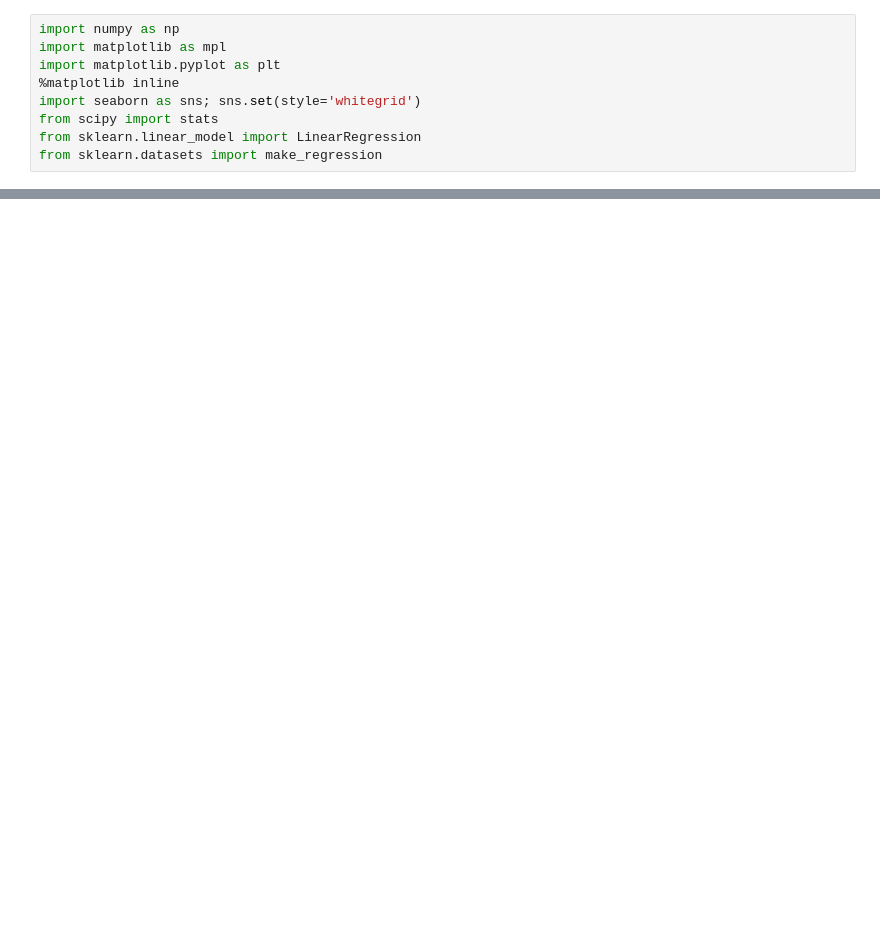
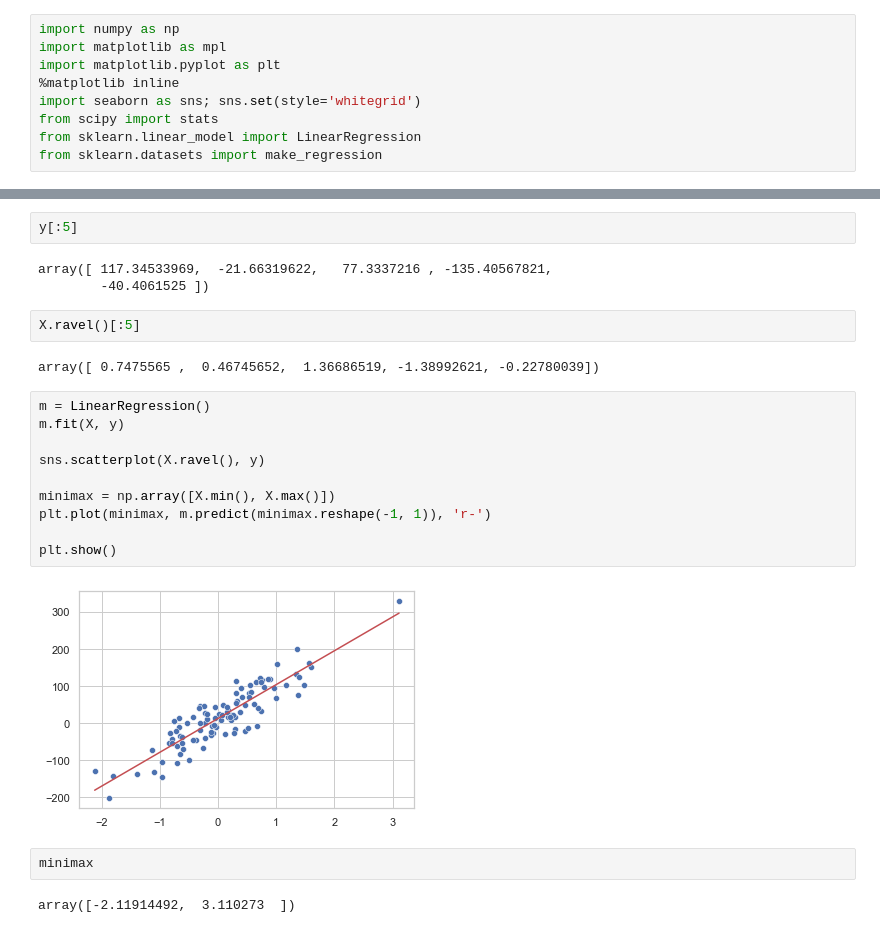
Before and after one commit to zhukpm/da_spring2021, a Jupyter notebook: lessons/nb/les7.ipynb, the cells around one changed output, grey strips where cells are left out. Cells and saved outputs as stored; diff of their text form; blank space fills up the shorter version.

```diff
--- a/lessons/nb/les7.ipynb
+++ b/lessons/nb/les7.ipynb
@@ -15,0 +24,25 @@ sns.scatterplot(X.ravel(), y)
+# %%
+y[:5]
+# %% [output]
+array([ 117.34533969,  -21.66319622,   77.3337216 , -135.40567821,
+        -40.4061525 ])
+# %%
+X.ravel()[:5]
+# %% [output]
+array([ 0.7475565 ,  0.46745652,  1.36686519, -1.38992621, -0.22780039])
+# %%
+m = LinearRegression()
+m.fit(X, y)
+
+sns.scatterplot(X.ravel(), y)
+
+minimax = np.array([X.min(), X.max()])
+plt.plot(minimax, m.predict(minimax.reshape(-1, 1)), 'r-')
+
+plt.show()
+# %% [output]
+[figure, added]
+# %%
+minimax
+# %% [output]
+array([-2.11914492,  3.110273  ])
```
Also changed, not shown: parts of 22 cells of this notebook.
